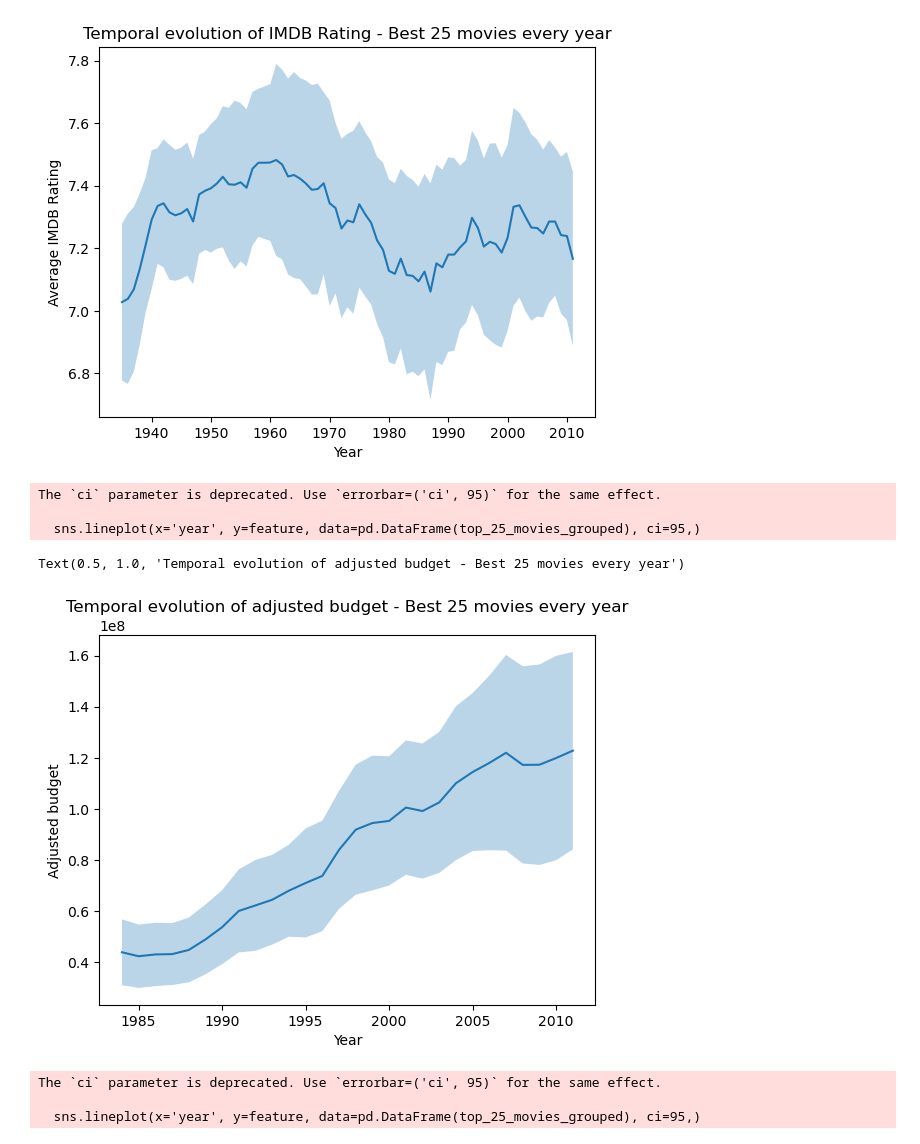
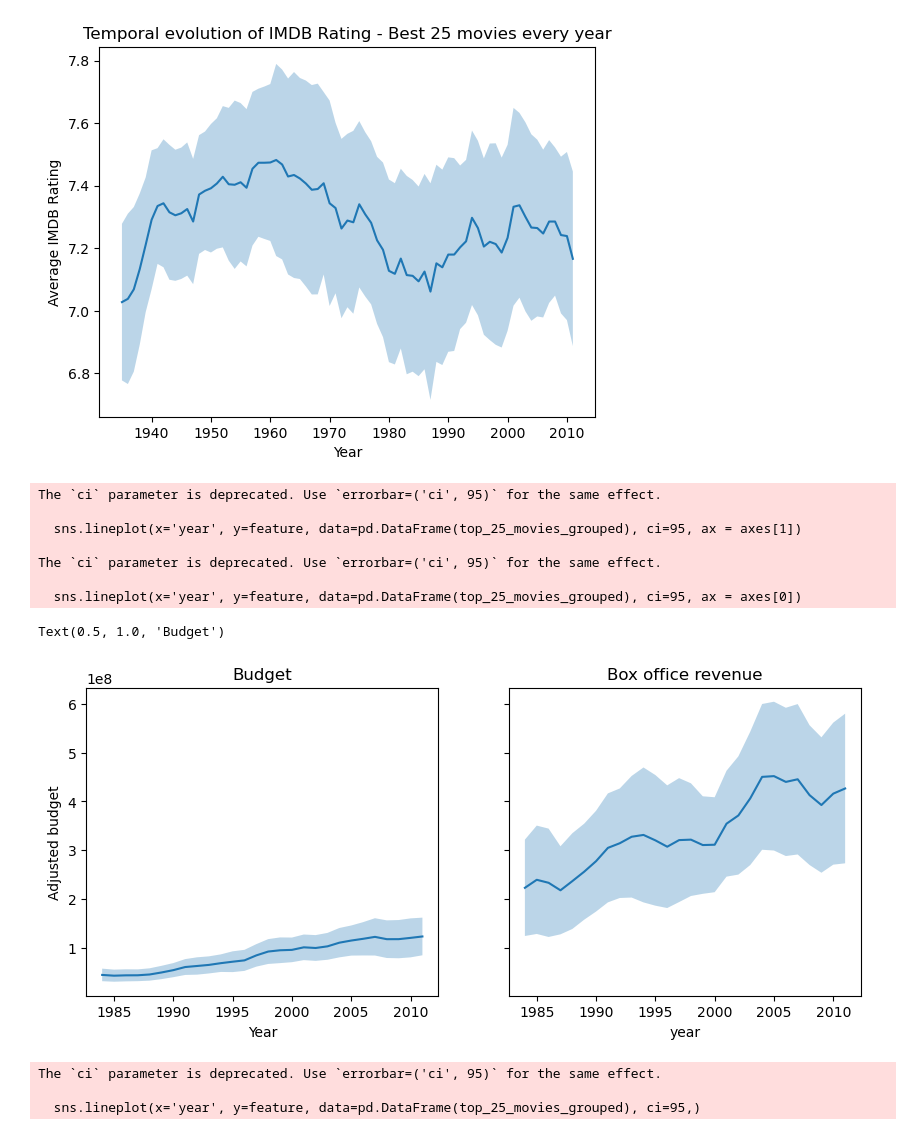
Before and after one commit to epfl-ada/ada-2023-project-msosm, a Jupyter notebook: main.ipynb, the cells around one changed output. Saved outputs shown, nothing was run; the diff lists cells and outputs as text; code cells hidden in the pictures.

```diff
--- a/main.ipynb
+++ b/main.ipynb
@@ -310,17 +307,73 @@ importance_over_time_df_adjusted = movies_info_ratings_merged.merge(cpi_over_tim
 importance_over_time_df_adjusted['adjusted_budget'] = importance_over_time_df_adjusted.adjustment *  importance_over_time_df_adjusted.budget
 # same for box office revenue
 importance_over_time_df_adjusted['adjusted_box_office_revenue'] = importance_over_time_df_adjusted.adjustment *  importance_over_time_df_adjusted['box office revenue']
-# %%
-# how did the average budjet of movies changed through the years?
-plot_25_movies_through_time(importance_over_time_df_adjusted, 'adjusted_budget')
-plt.ylabel('Adjusted budget')
-plt.title('Temporal evolution of adjusted budget - Best 25 movies every year')
-# %% [output]
-The `ci` parameter is deprecated. Use `errorbar=('ci', 95)` for the same effect.
-
-  sns.lineplot(x='year', y=feature, data=pd.DataFrame(top_25_movies_grouped), ci=95,)
-Text(0.5, 1.0, 'Temporal evolution of adjusted budget - Best 25 movies every year')
-[figure, removed]
+# %%
+# # how did the average budjet of movies changed through the years?
+
+f, axes = plt.subplots(1, 2, sharey=True, figsize= (10, 4))
+
+df = importance_over_time_df_adjusted
+
+feature = 'adjusted_box_office_revenue'
+# how did the adjusted box office of movies changed through the years?
+sorted_movie_data = df.sort_values(by=['year', 'numVotes'], ascending=[True, False])
+
+# Use groupby to keep the top 25 movies for each year
+top_25_movies = sorted_movie_data.groupby('year').head(25)
+top_25_movies = top_25_movies[top_25_movies.year > 1930]
+
+window_size = 5
+top_25_movies_grouped = top_25_movies.groupby('year').mean()[feature].rolling(window=window_size).mean()
+top_25_movies_grouped_std = top_25_movies.groupby('year').std()[feature].rolling(window=window_size).mean()
+
+# Plotting the data with a regression line and confidence interval
+sns.lineplot(x='year', y=feature, data=pd.DataFrame(top_25_movies_grouped), ci=95, ax = axes[1])
+
+lower_bound = top_25_movies_grouped - top_25_movies_grouped_std * 1.96 / 5
+upper_bound = top_25_movies_grouped + top_25_movies_grouped_std * 1.96  / 5
+axes[1].fill_between(top_25_movies_grouped.index, lower_bound, upper_bound, alpha=.3)
+
+
+axes[1].set_ylabel('Adjusted box office revenue')
+plt.title('Box office revenue')
+
+
+
+# plot_25_movies_through_time(importance_over_time_df_adjusted, 'adjusted_budget')
+feature = 'adjusted_budget'
+df = importance_over_time_df_adjusted
+
+sorted_movie_data = df.sort_values(by=['year', 'numVotes'], ascending=[True, False])
+
+# Use groupby to keep the top 25 movies for each year
+top_25_movies = sorted_movie_data.groupby('year').head(25)
+top_25_movies = top_25_movies[top_25_movies.year > 1930]
+
+window_size = 5
+top_25_movies_grouped = top_25_movies.groupby('year').mean()[feature].rolling(window=window_size).mean()
+top_25_movies_grouped_std = top_25_movies.groupby('year').std()[feature].rolling(window=window_size).mean()
+
+# Plotting the data with a regression line and confidence interval
+sns.lineplot(x='year', y=feature, data=pd.DataFrame(top_25_movies_grouped), ci=95, ax = axes[0])
+
+lower_bound = top_25_movies_grouped - top_25_movies_grouped_std * 1.96 / 5
+upper_bound = top_25_movies_grouped + top_25_movies_grouped_std * 1.96  / 5
+axes[0].fill_between(top_25_movies_grouped.index, lower_bound, upper_bound, alpha=.3)
+
+axes[0].set_xlabel('Year')
+axes[0].set_ylabel('Adjusted budget')
+axes[0].set_title('Budget')
+# # plt.ylim((1, 6))
+# %% [output]
+The `ci` parameter is deprecated. Use `errorbar=('ci', 95)` for the same effect.
+
+  sns.lineplot(x='year', y=feature, data=pd.DataFrame(top_25_movies_grouped), ci=95, ax = axes[1])
+
+The `ci` parameter is deprecated. Use `errorbar=('ci', 95)` for the same effect.
+
+  sns.lineplot(x='year', y=feature, data=pd.DataFrame(top_25_movies_grouped), ci=95, ax = axes[0])
+Text(0.5, 1.0, 'Budget')
+[figure, added]
 # %%
 # how did the adjusted box office of movies changed through the years?
 plot_25_movies_through_time(importance_over_time_df_adjusted, 'adjusted_box_office_revenue')
```
Also changed, not shown: parts of 21 cells of this notebook.
